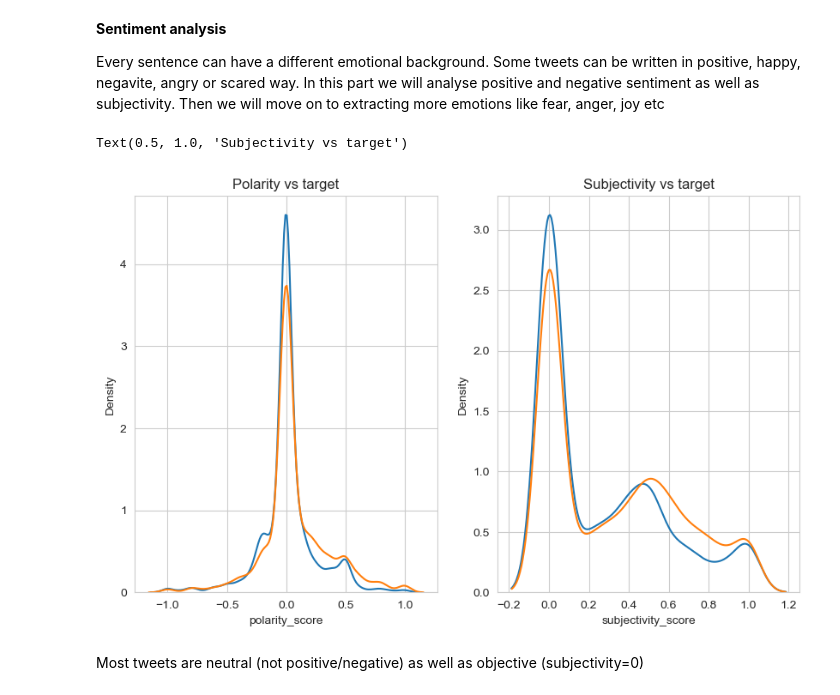
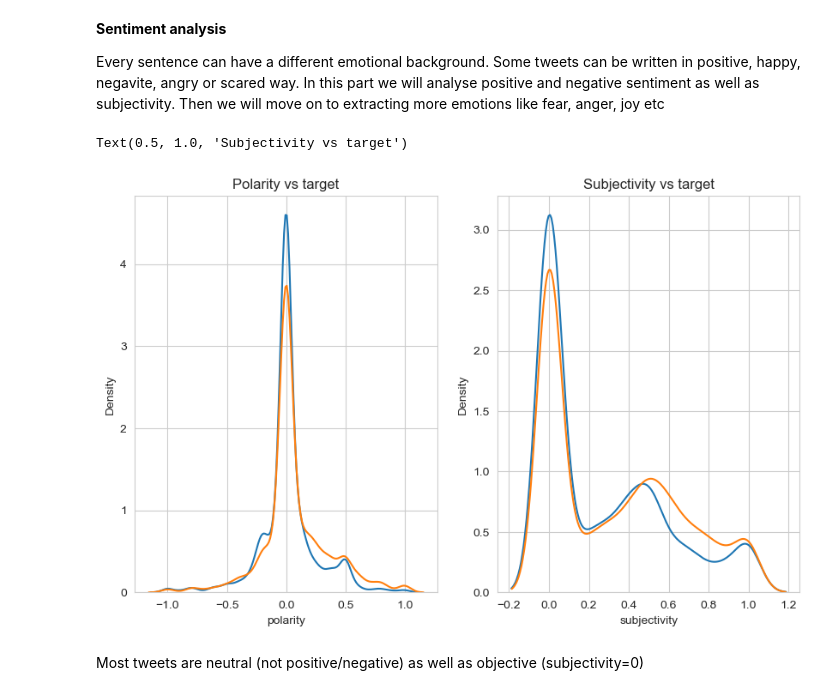
Before and after one commit to katarzynarogalska/DisasterTweets_KaggleCompetition, a Jupyter notebook: notebooks/TweetsEDA.ipynb, the cells around one changed output. Cells and saved outputs as stored; diff of their text form; code cells hidden in the pictures.

```diff
--- a/notebooks/TweetsEDA.ipynb
+++ b/notebooks/TweetsEDA.ipynb
@@ -309,6 +270,4 @@ pd.crosstab(df['Link_count'], df['target'], normalize='index')*100
 Tweets informing about a real danger tend to have more links (most have 1) while casual Tweets mostly don't contain links
 # %% [markdown]
 **8. Number of stopwords vs target**
-# %%
-df['Stopword_count']=df['text'].apply(count_stopwords)
 # %%
@@ -349,6 +308,4 @@ plt.show()
 * The percent of fake tweets is slightly higer when there are more stop words
 # %% [markdown]
 **9. Number of mentions vs target**
-# %%
-df['Mentions_count']=df['text'].apply(count_mentions)
 # %%
@@ -359,9 +316,4 @@ sns.countplot(df, x='Mentions_count', hue='target', palette=['lightcoral', 'ligh
 # %% [markdown]
 **10. Parts of speech vs target**
-# %%
-df['Verb_count'] = df['text'].apply(count_parts_of_speech, tag='V')
-df['Noun_count'] = df['text'].apply(count_parts_of_speech, tag='N')
-df['Adjective_count'] = df['text'].apply(count_parts_of_speech, tag='J')
-df['Adverb_count'] = df['text'].apply(count_parts_of_speech, tag='R')
 # %%
 fig, axes = plt.subplots(1,4, figsize =(15,5), sharey=True)
@@ -479,21 +367,18 @@ This column will probably be just a noise for our models
 **Sentiment analysis**
 
 Every sentence can have a different emotional background. Some tweets can be written in positive, happy, negavite, angry or scared way. In this part we will analyse positive and negative sentiment as well as subjectivity. Then we will move on to extracting more emotions like fear, anger, joy etc
-# %%
-df['polarity_score'] = df['text'].apply(get_polarity)
-df['subjectivity_score'] = df['text'].apply(get_subjectivity)
 # %%
 fig, axes = plt.subplots(1,2, figsize=(10,6))
 true_tweets = df[df['target']==1]
 false_tweets = df[df['target']==0]
-sns.kdeplot(data=true_tweets['polarity_score'],  ax=axes[0])
-sns.kdeplot(data=false_tweets['polarity_score'], ax=axes[0])
-sns.kdeplot(data=true_tweets['subjectivity_score'],  ax=axes[1])
-sns.kdeplot(data=false_tweets['subjectivity_score'], ax=axes[1])
+sns.kdeplot(data=true_tweets['polarity'],  ax=axes[0])
+sns.kdeplot(data=false_tweets['polarity'], ax=axes[0])
+sns.kdeplot(data=true_tweets['subjectivity'],  ax=axes[1])
+sns.kdeplot(data=false_tweets['subjectivity'], ax=axes[1])
 axes[0].set_title("Polarity vs target")
 axes[1].set_title("Subjectivity vs target")
 # %% [output]
 Text(0.5, 1.0, 'Subjectivity vs target')
-[figure, old version]
+[figure, new version]
 # %% [markdown]
 Most tweets are neutral (not positive/negative) as well as objective (subjectivity=0)
```
Also changed, not shown: parts of 61 cells of this notebook, 3 other files.
